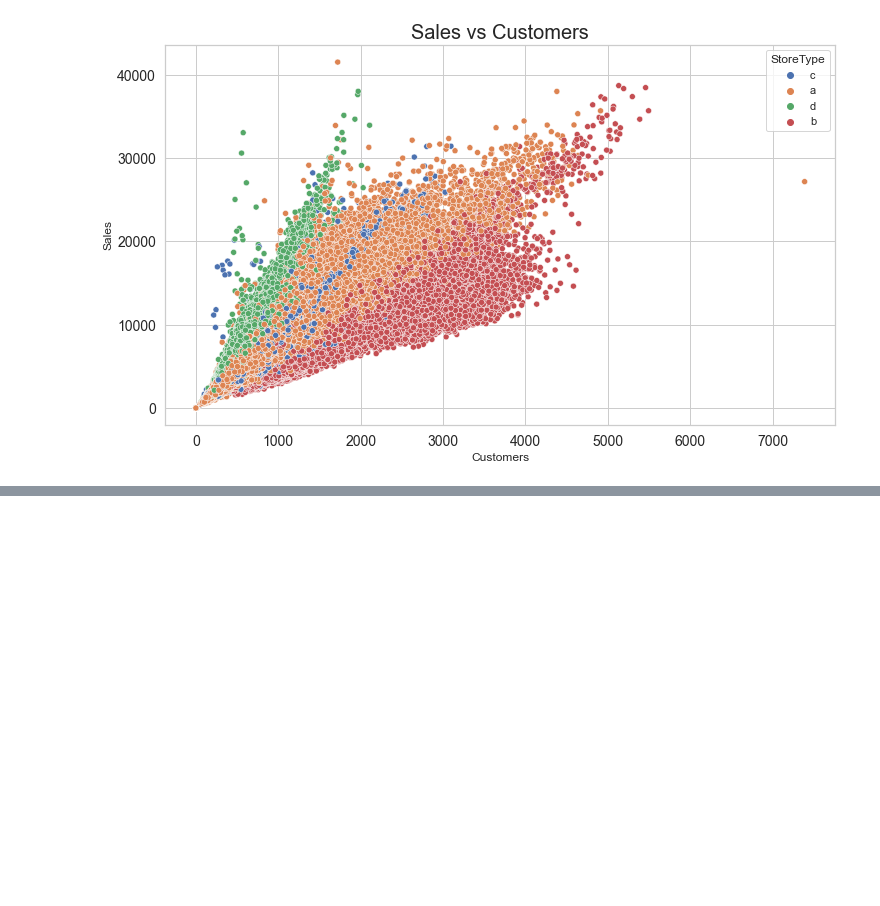
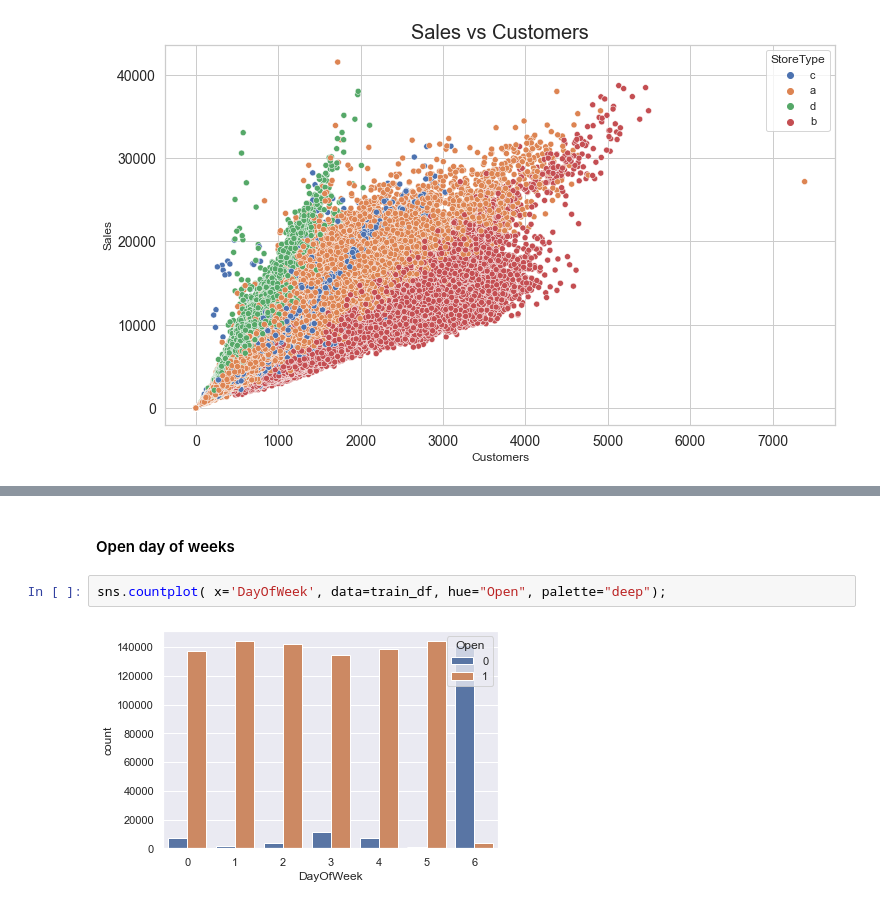
Before and after one commit to yonamg/Pharmaceutical-Sales-Prediction, a Jupyter notebook: notebook/Sales_EDA_process.ipynb, the cells around one changed output, grey strips where cells are left out. Drawn from its saved outputs; the diff is of its cells as text; blank space fills up the shorter version.

Commit message:
sales in dayOfWeeks

```diff
--- a/notebook/Sales_EDA_process.ipynb
+++ b/notebook/Sales_EDA_process.ipynb
@@ -279,0 +278,6 @@ plot.plot_hist_2d(train_df[train_df['Open'] == 1], train_df[train_df['Open'] ==
+# %% [markdown]
+#### Open day of weeks
+# %%
+sns.countplot( x='DayOfWeek', data=train_df, hue="Open", palette="deep");
+# %% [output]
+[figure, added]
```
Also changed, not shown: parts of 22 cells of this notebook.
